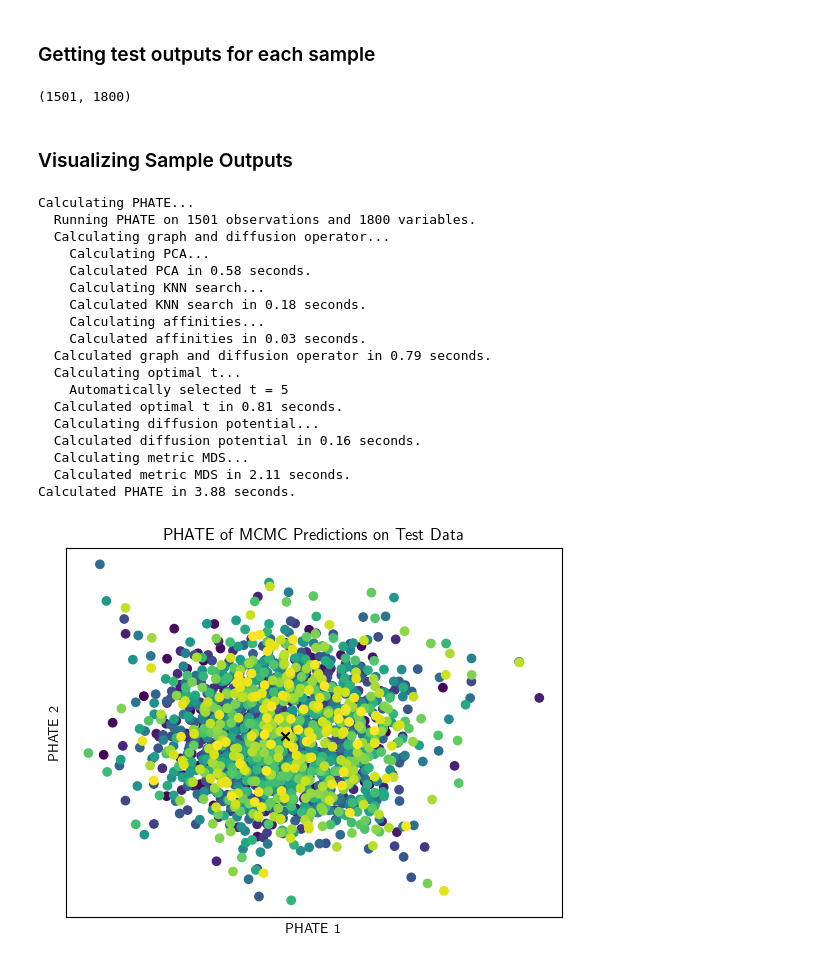
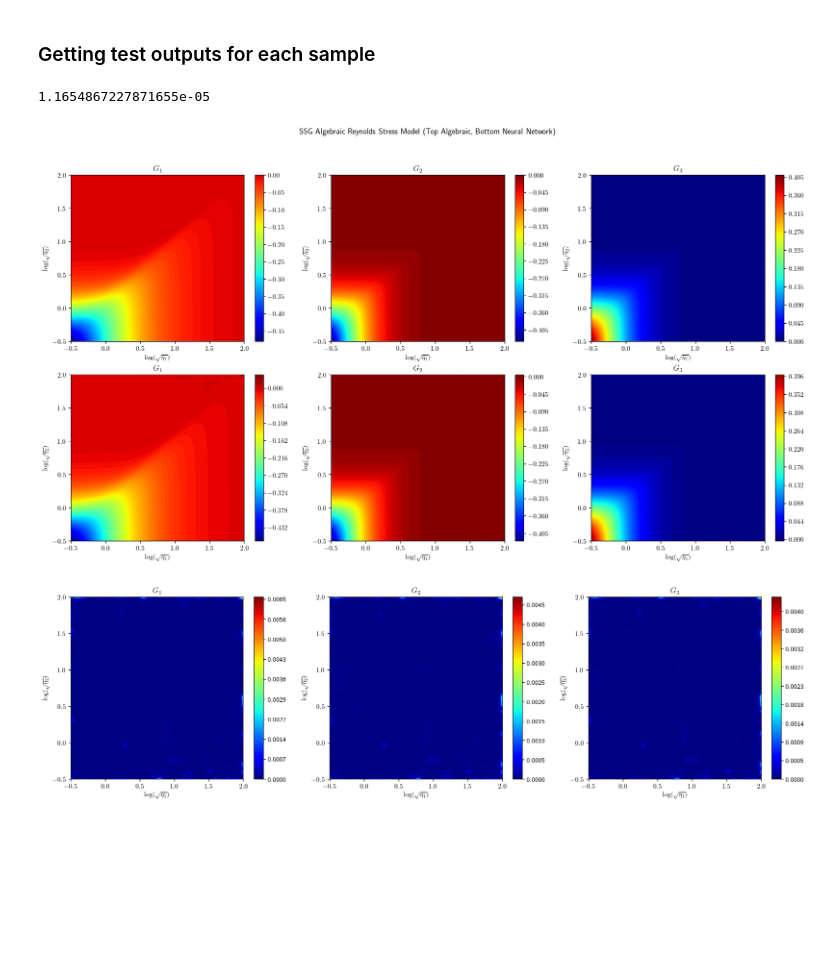
Before and after one commit to Crashprn/UncertaintyQuantification, a Jupyter notebook: GaussianProcess.ipynb, the cells around one changed output. Saved outputs shown, nothing was run; the diff lists cells and outputs as text; code cells hidden in the pictures; blank space fills up the shorter version.

```diff
--- a/GaussianProcess.ipynb
+++ b/GaussianProcess.ipynb
@@ -156,60 +153,23 @@ plot_heat_map_3D(x_grid, y_grid, pred_std.T.reshape(3, dim, dim))
 # %% [markdown]
 ### Getting test outputs for each sample
-# %%
-predictive = Predictive(model, posterior_samples=mcmc_test.get_samples(1500), return_sites=("obs",))
-
-test_preds = predictive(x_test)['obs'].cpu().detach()
-
-for j in range(test_preds.shape[0]):
-    test_preds[j] = torch.tensor(y_scaler.inverse_transform(test_preds[j].numpy()))
-test_preds = test_preds.reshape(test_preds.shape[0], -1)
-
-y_trans = y_scaler.inverse_transform(y_test.cpu().numpy()).flatten().reshape(1, -1)
-
-test_outputs = np.concatenate([test_preds, y_trans], axis=0)
-
-print(test_outputs.shape)
-# %% [output]
-(1501, 1800)
-# %% [markdown]
-### Visualizing Sample Outputs
-# %%
-from phate import PHATE
-
-phate_op = PHATE(n_components=2)
-
-phate_outputs = phate_op.fit_transform(test_outputs)
-
-plt.scatter(phate_outputs[0:-1, 0], phate_outputs[0:-1, 1], c=range(test_outputs.shape[0] - 1))
-
-plt.scatter(phate_outputs[-1, 0], phate_outputs[-1, 1], c='black', marker='x')
-
-plt.title("PHATE of MCMC Predictions on Test Data")
-
-plt.xticks([])
-plt.yticks([])
-
-plt.xlabel("PHATE 1")
-plt.ylabel("PHATE 2")
-
-plt.show()
-# %% [output]
-Calculating PHATE...
-  Running PHATE on 1501 observations and 1800 variables.
-  Calculating graph and diffusion operator...
-    Calculating PCA...
-    Calculated PCA in 0.58 seconds.
-    Calculating KNN search...
-    Calculated KNN search in 0.18 seconds.
-    Calculating affinities...
-    Calculated affinities in 0.03 seconds.
-  Calculated graph and diffusion operator in 0.79 seconds.
-  Calculating optimal t...
-    Automatically selected t = 5
-  Calculated optimal t in 0.81 seconds.
-  Calculating diffusion potential...
-  Calculated diffusion potential in 0.16 seconds.
-  Calculating metric MDS...
-  Calculated metric MDS in 2.11 seconds.
-Calculated PHATE in 3.88 seconds.
-[figure, removed]
+# %%
+preds = np.load("data/GP/Mean.npy")
+stds = np.load("data/GP/Std.npy")
+
+dim = 700
+x_grid, y_grid = np.meshgrid(np.linspace(*log, dim),np.linspace(*log, dim))
+eta1 = (10**x_grid.flatten())**2
+eta2 = (10**y_grid.flatten())**2
+
+gen = TurbulenceClosureDataGenerator(model="SSG", type='torch')
+etas, G_s = gen(eta1, eta2)
+
+print(np.mean(np.abs(G_s - preds)))
+
+plot_heat_map_compare(x_grid, y_grid, G_s.T.reshape(3, dim, dim), preds.T.reshape(3, dim, dim))
+
+plot_heat_map_3D(x_grid, y_grid, stds.T.reshape(3, dim, dim))
+# %% [output]
+1.1654867227871655e-05
+[figure, added]
+[figure, added]
```
Also changed, not shown: parts of 4 cells of this notebook.
